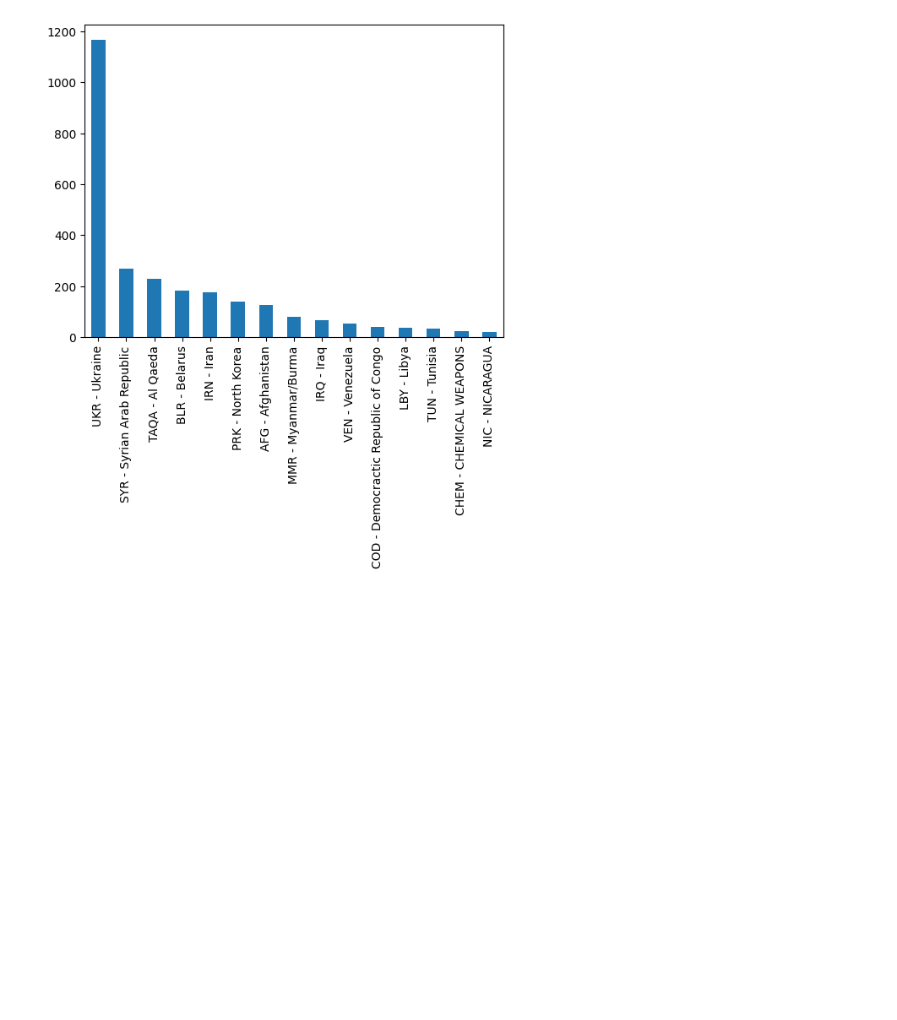
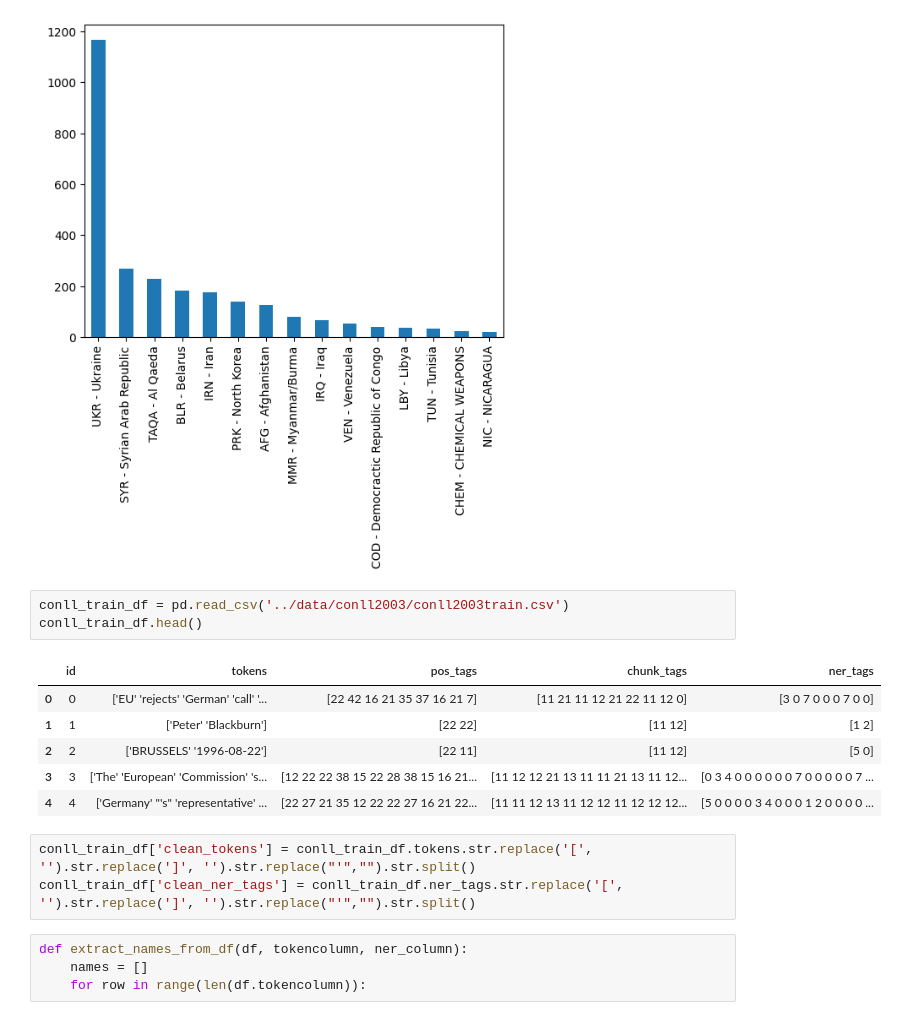
Before and after one commit to j0si/fuzzy_sanctions, a Jupyter notebook: visualisations/graphs.ipynb, the cells around one changed output. Saved outputs shown, nothing was run; the diff lists cells and outputs as text; blank space fills up the shorter version.

```diff
--- a/visualisations/graphs.ipynb
+++ b/visualisations/graphs.ipynb
@@ -8,3 +8,20 @@ df.Programme.value_counts()[:15].plot.bar()
 # %% [output]
 <AxesSubplot: >
 [figure]
+# %%
+conll_train_df = pd.read_csv('../data/conll2003/conll2003train.csv')
+conll_train_df.head()
+# %% [output]
+|  | id | tokens | pos_tags | chunk_tags | ner_tags |
+| 0 | 0 | ['EU' 'rejects' 'German' 'call' '... | [22 42 16 21 35 37 16 21 7] | [11 21 11 12 21 22 11 12 0] | [3 0 7 0 0 0 7 0 0] |
+| 1 | 1 | ['Peter' 'Blackburn'] | [22 22] | [11 12] | [1 2] |
+| 2 | 2 | ['BRUSSELS' '1996-08-22'] | [22 11] | [11 12] | [5 0] |
+| 3 | 3 | ['The' 'European' 'Commission' 's... | [12 22 22 38 15 22 28 38 15 16 21... | [11 12 12 21 13 11 11 21 13 11 12... | [0 3 4 0 0 0 0 0 0 7 0 0 0 0 0 7 ... |
+| 4 | 4 | ['Germany' "'s" 'representative' ... | [22 27 21 35 12 22 22 27 16 21 22... | [11 11 12 13 11 12 12 11 12 12 12... | [5 0 0 0 0 3 4 0 0 0 1 2 0 0 0 0 ... |
+# %%
+conll_train_df['clean_tokens'] = conll_train_df.tokens.str.replace('[', '').str.replace(']', '').str.replace("'","").str.split()
+conll_train_df['clean_ner_tags'] = conll_train_df.ner_tags.str.replace('[', '').str.replace(']', '').str.replace("'","").str.split()
+# %%
+def extract_names_from_df(df, tokencolumn, ner_column):
+    names = []
+    for row in range(len(df.tokencolumn)):
```
Also changed, not shown: 3 other files.
